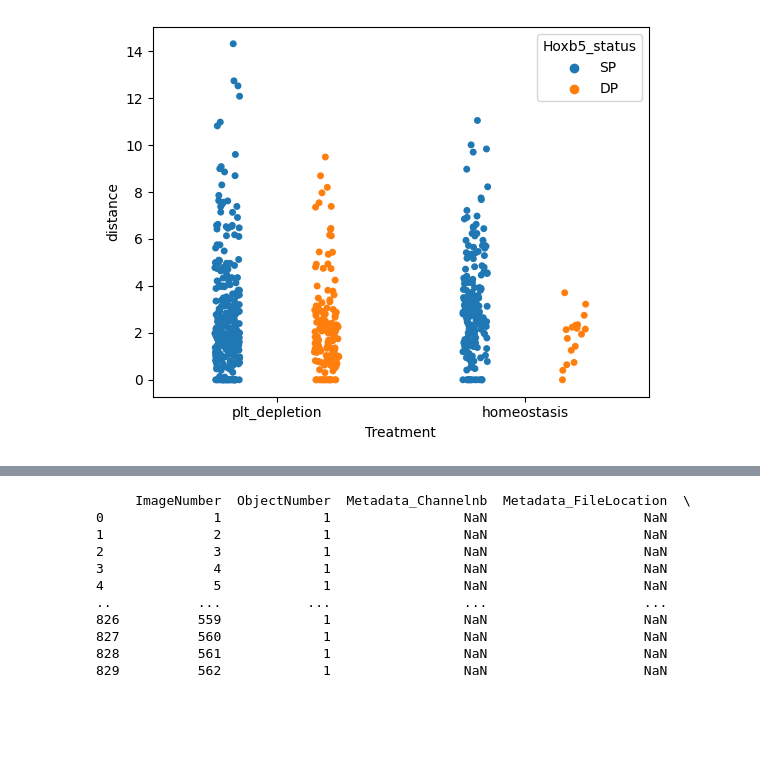
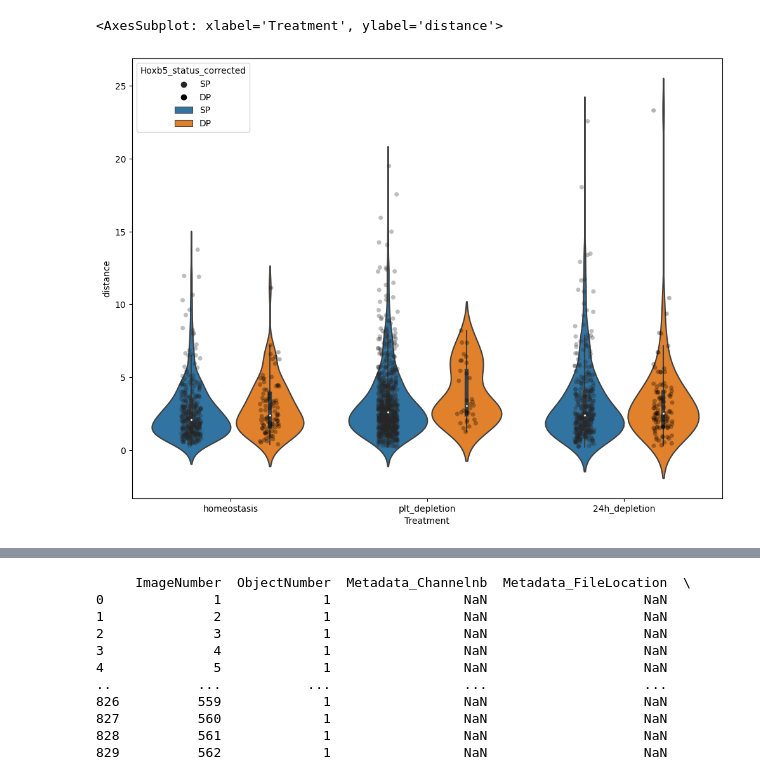
Before and after one commit to Mas515/Image_analysis, a Jupyter notebook: 3D_track_plot_CP.ipynb, the cells around one changed output, grey strips where cells are left out. Saved outputs shown, nothing was run; the diff lists cells and outputs as text; code cells hidden in the pictures; blank space fills up the shorter version.

```diff
--- a/3D_track_plot_CP.ipynb
+++ b/3D_track_plot_CP.ipynb
@@ -769,7 +722,7 @@ Name: max_displacement, Length: 203, dtype: float64
 #gives NaN for cells that have only one timepoint so these cells were removed in the if statement
 
 
-data['mean_speed']=0
+data['mean_speed']=None
 grouped=data.groupby(['Final_Cell_ID'])
 dflist=[]
 for i, newdf in grouped:
@@ -797,7 +750,7 @@ data["Timeframe_Time_next"] = data["Timeframe_Time"].shift(-1)
 # %%
 #frame speed
 data=data.drop_duplicates() #why do I have duplicates?
-data['frame_speed']=0
+data['frame_speed']=None
 grouped=data.groupby(['Final_Cell_ID'])
 dflist=[]
 for i, newdf in grouped:
@@ -832,11 +785,11 @@ Name: frame_speed, Length: 203, dtype: float64
 # %%
 #linearity coefficient
 
-data['linearity_coefficient']=0
+data['linearity_coefficient']=None
 grouped=data.groupby(['Final_Cell_ID'])
 dflist=[]
 for i, newdf in grouped:
-    newdf['linearity_coefficient']=newdf['track_length']/newdf['max_displacement']
+    newdf['linearity_coefficient']=newdf['max_displacement']/newdf['track_length']
     dflist.append(newdf)
 data=pd.concat(dflist)
 print(data['linearity_coefficient'])
@@ -866,7 +819,7 @@ for i, newdf in grouped:
     for b, r in newdf.iterrows():
         # print((newdf.loc[b,'mean_speed']),2/60, b)
         # print(newdf.loc[b])
-        if (newdf.loc[b,'frame_speed'])!='NaN' and (newdf.loc[b,'frame_speed'])<(2/60):
+        if (newdf.loc[b,'frame_speed'])!=None and (newdf.loc[b,'frame_speed'])<(2/60): #different from NaN
             newdf.loc[b,'arrested']=True
         else :
             newdf.loc[b,'arrested']=False
@@ -1055,8 +1055,16 @@ sns.stripplot(x=("Treatment"),hue='Hoxb5_status', y="max_displacement", data=dx,
 # %%
 #QC plot
 #
 dx=datax[datax['max_displacement']!=0]
-sns.stripplot(x=("Treatment"),hue='Hoxb5_status', y="distance", data=dx, dodge=True)
-dx.to_csv('/Users/secchim/Downloads/CellProfiler/movie_pipeline_test/qc.csv')
+# sns.stripplot(x=("Treatment"),hue='Hoxb5_status_corrected', y="distance", data=dx, dodge=True, order =['homeostasis','plt_depletion','24h_depletion'])
+# dx.to_csv('/Users/secchim/Downloads/CellProfiler/movie_pipeline_test/qc.csv')
+# sns.stripplot(x=("Treatment"),hue='Hoxb5_status_corrected', y="frame_speed", data=dx, dodge=True, order =['homeostasis','plt_depletion','24h_depletion'])
+
+dx.dropna()
+
+##DISTANCE VIOLIN PLOT
+sns.stripplot( x=("Treatment"),hue='Hoxb5_status_corrected', y="distance", data=dx, dodge=True, color='black', alpha=0.3, order =['homeostasis','plt_depletion','24h_depletion'])
+sns.violinplot(x=("Treatment"),hue='Hoxb5_status_corrected', y="distance", data=dx, order =['homeostasis','plt_depletion','24h_depletion'])
 # %% [output]
+<AxesSubplot: xlabel='Treatment', ylabel='distance'>
-[figure, old version]
+[figure, new version]
```
Also changed, not shown: parts of 38 cells of this notebook.
